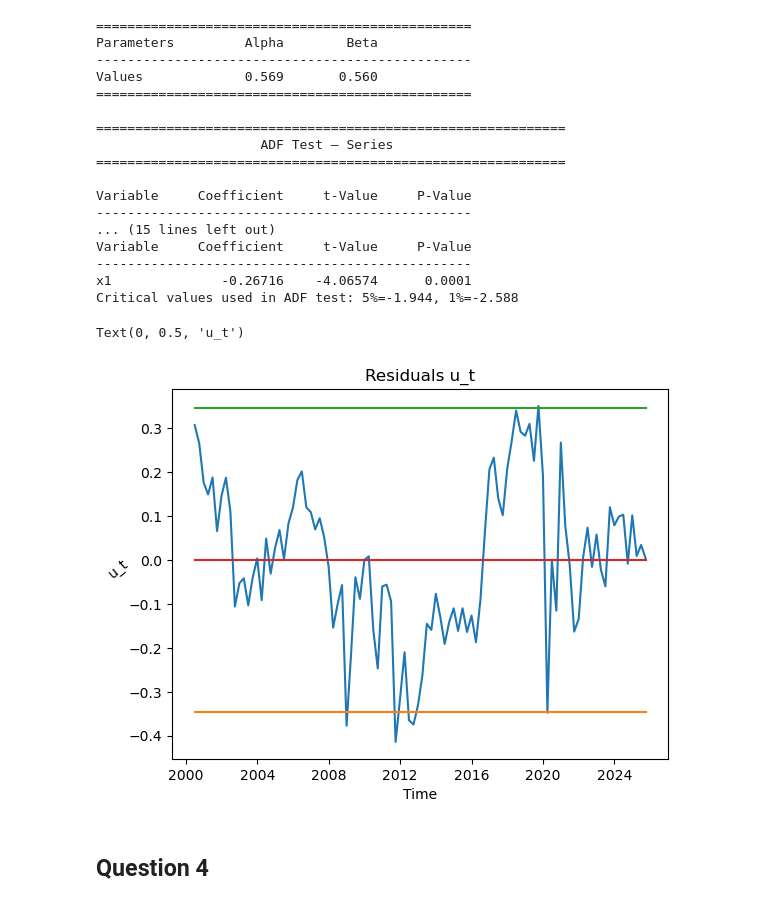
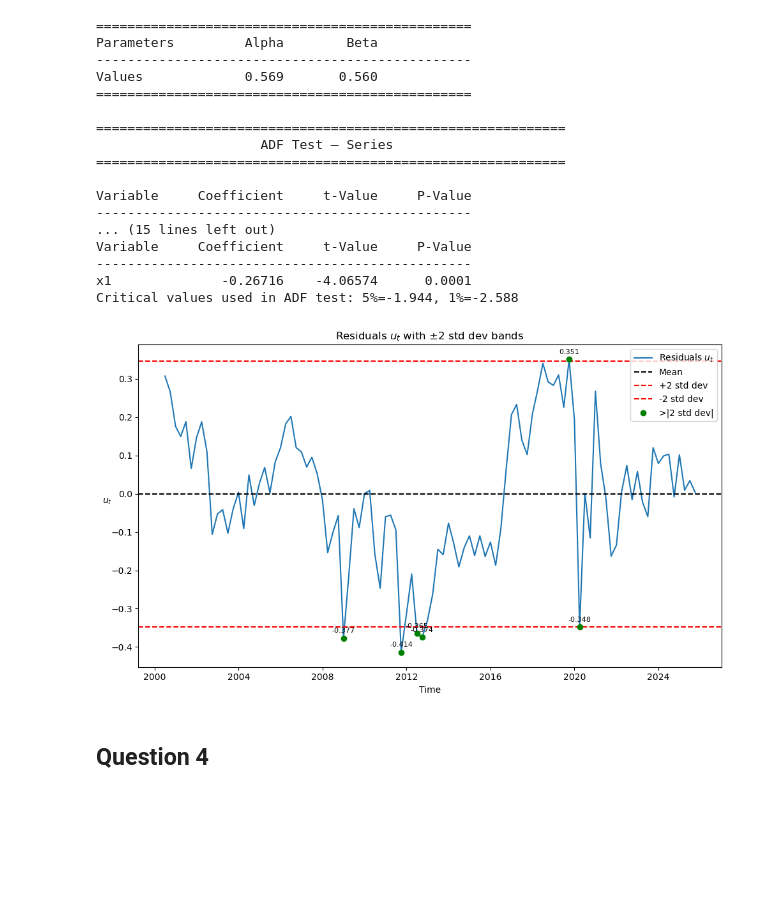
Before and after one commit to gaussianWolf/Group_Projectwork_Econometrics, a Jupyter notebook: src/Econometrics_Group4.ipynb, the cells around one changed output. Cells and saved outputs as stored; diff of their text form; code cells hidden in the pictures; blank space fills up the shorter version.

```diff
--- a/src/Econometrics_Group4.ipynb
+++ b/src/Econometrics_Group4.ipynb
@@ -816,17 +816,49 @@ Variable     Coefficient     t-Value     P-Value
 ------------------------------------------------
 x1              -0.26716    -4.06574      0.0001
 Critical values used in ADF test: 5%=-1.944, 1%=-2.588
-# %%
-plt.plot(treasury_ukGilt_df_quarterly.index, resid_treasury_ukGilt)
-plt.plot(treasury_ukGilt_df_quarterly.index, [(-2*(resid_treasury_ukGilt.std())) for _ in range(len(resid_treasury_ukGilt))])
-plt.plot(treasury_ukGilt_df_quarterly.index, [(2*(resid_treasury_ukGilt.std())) for _ in range(len(resid_treasury_ukGilt))])
-plt.plot(treasury_ukGilt_df_quarterly.index, [((resid_treasury_ukGilt.mean())) for _ in range(len(resid_treasury_ukGilt))])
-plt.title('Residuals u_t')
-plt.xlabel('Time')
-plt.ylabel('u_t', rotation=40)
-# %% [output]
-Text(0, 0.5, 'u_t')
-[figure, removed]
+# %%
+resid = resid_treasury_ukGilt
+idx = treasury_ukGilt_df_quarterly.index
+
+# Mean and std.dev
+mu = resid.mean()
+sigma = resid.std()
+
+plt.figure(figsize=(10, 6))
+
+# Reaiduals
+plt.plot(idx, resid, label="Residuals $u_t$")
+
+# Bands +/- 2 sigma
+plt.axhline(mu,           color="black", linestyle="--", label="Mean")
+plt.axhline(mu + 2*sigma, color="red",   linestyle="--", label="+2 std dev")
+plt.axhline(mu - 2*sigma, color="red",   linestyle="--", label="-2 std dev")
+
+# Outliers
+outliers = resid[(resid > mu + 2*sigma) | (resid < mu - 2*sigma)]
+
+# Scatter plot of outliers
+plt.scatter(outliers.index, outliers.values, color="green", zorder=3, label=">|2 std dev|")
+
+for x, y in outliers.items():
+# Notes in the chart
+    plt.annotate(
+        f"{y:.3f}",
+        xy=(x, y),
+        xytext=(0, 6),
+        textcoords="offset points",
+        ha="center",
+        fontsize=8
+    )
+
+plt.title("Residuals $u_t$ with ±2 std dev bands")
+plt.xlabel("Time")
+plt.ylabel("$u_t$", rotation=0)
+plt.legend()
+plt.tight_layout()
+plt.show()
+# %% [output]
+[figure, added]
 # %% [markdown]
 ## Question 4
 # %%
```
Also changed, not shown: parts of 9 cells of this notebook.
